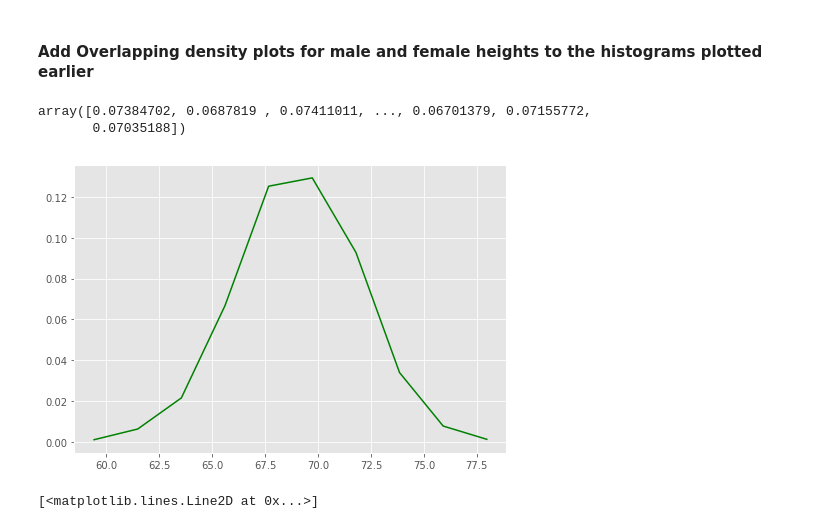
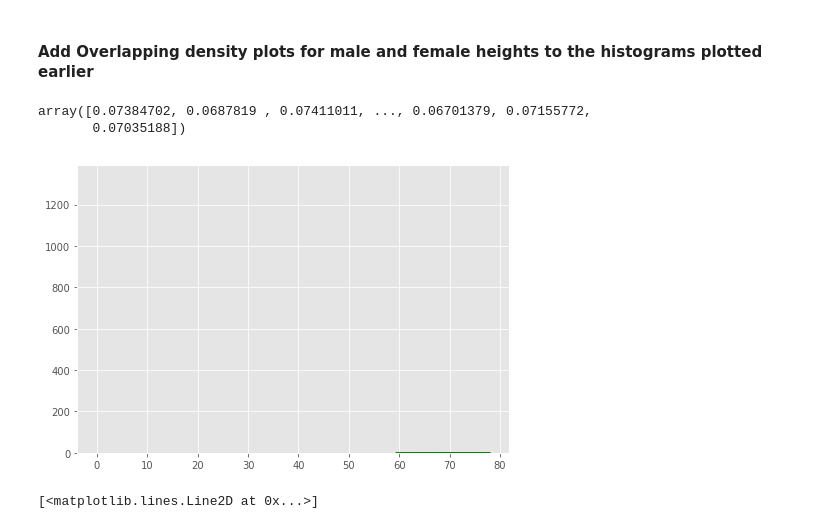
Before and after one commit to Gittekken/dsc-1-09-11-the-probability-density-function-lab-nyc-ds-career-012819, a Jupyter notebook: index.ipynb, the cells around one changed output. Saved outputs shown, nothing was run; the diff lists cells and outputs as text; code cells hidden in the pictures.

```diff
--- a/index.ipynb
+++ b/index.ipynb
@@ -102,18 +102,18 @@ plt.legend()
 # %%
 # You code here
 fig = plt.figure()
 ax_1 = fig.add_axes([0,0,1,1])
 male_n, male_bins = density(Male_height)
 female_n, female_bins = density(Female_height)
 #ax_1.hist(Male_height/1000, bins = 10, alpha = 0.3)
-#ax_1.hist(Female_height/1000, bins = 10, alpha = 0.3)
+ax_1.hist(Female_height/1000, bins = 10, alpha = 0.3)
 ax_1.plot(male_bins, male_n, color = 'green')
 #plt.plot(female_bins, female_n)
 Male_height/1000
 # %% [output]
 array([0.07384702, 0.0687819 , 0.07411011, ..., 0.06701379, 0.07155772,
        0.07035188])
-[figure, old version]
+[figure, new version]
 # %%
 # %% [output]
 [<matplotlib.lines.Line2D at 0x...>]
```
